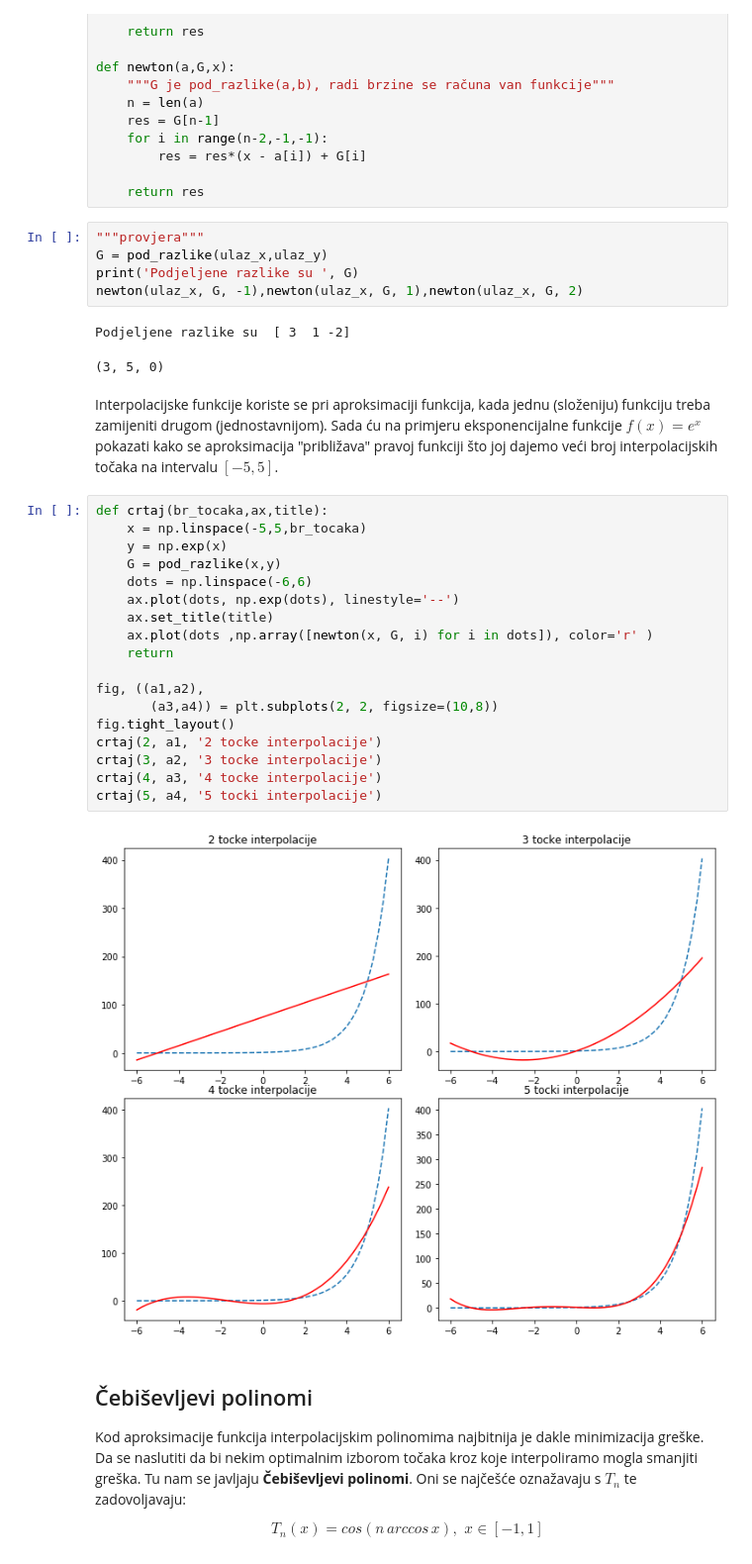
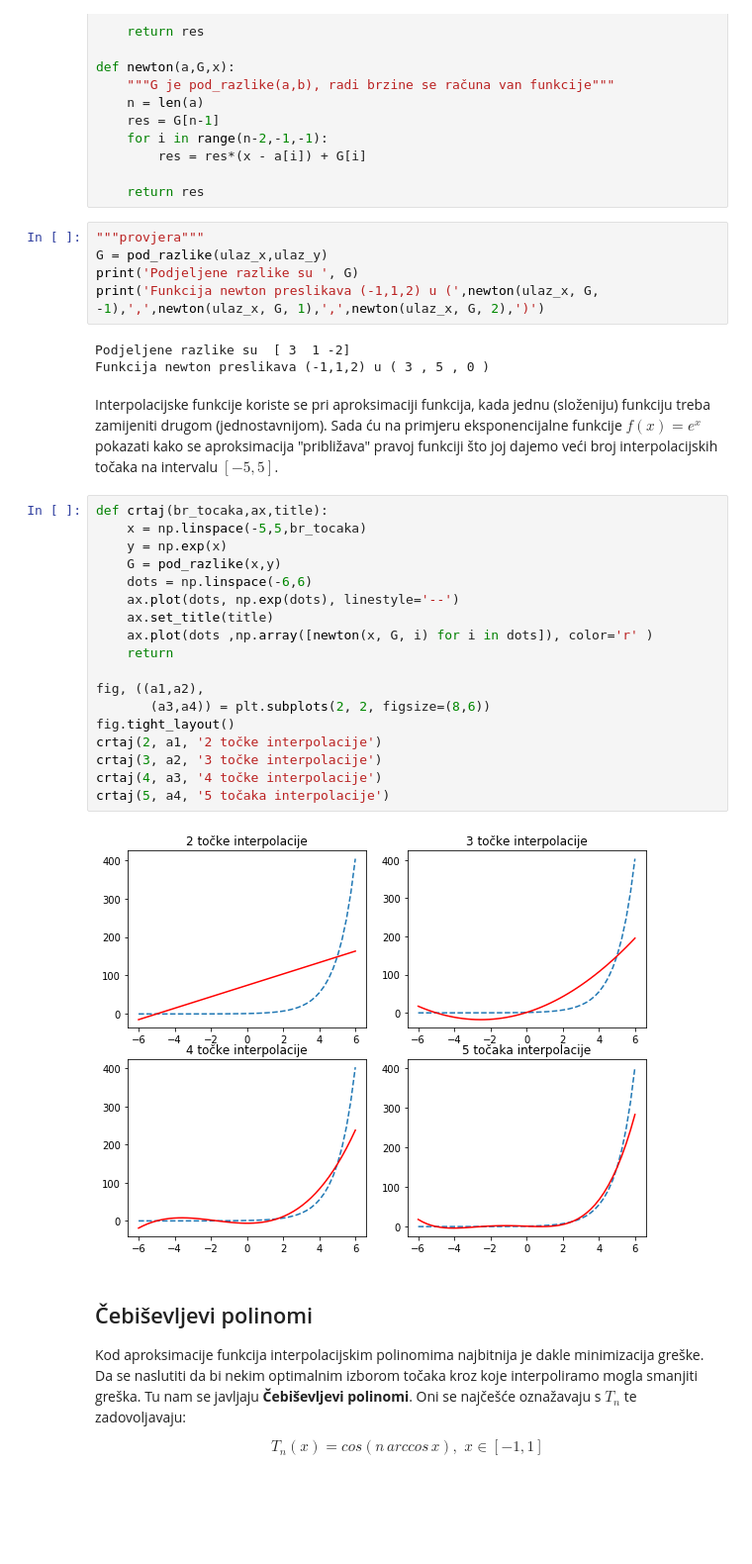
Before and after one commit to simbato/ms_zadaca, a Jupyter notebook: Zadaca - esej.ipynb, the cells around one changed output. Shown at 99% size. Cells and saved outputs as stored; diff of their text form; blank space fills up the shorter version.

```diff
--- a/Zadaca - esej.ipynb
+++ b/Zadaca - esej.ipynb
@@ -160,32 +169,32 @@ def newton(a,G,x):
 """provjera"""
 G = pod_razlike(ulaz_x,ulaz_y)
 print('Podjeljene razlike su ', G)
-newton(ulaz_x, G, -1),newton(ulaz_x, G, 1),newton(ulaz_x, G, 2)
+print('Funkcija newton preslikava (-1,1,2) u (',newton(ulaz_x, G, -1),',',newton(ulaz_x, G, 1),',',newton(ulaz_x, G, 2),')')
 # %% [output]
 Podjeljene razlike su  [ 3  1 -2]
+Funkcija newton preslikava (-1,1,2) u ( 3 , 5 , 0 )
-(3, 5, 0)
 # %% [markdown]
 Interpolacijske funkcije koriste se pri aproksimaciji funkcija, kada jednu (složeniju) funkciju treba zamijeniti drugom (jednostavnijom). Sada ću na primjeru eksponencijalne funkcije $f(x) = e^x$ pokazati kako se aproksimacija "približava" pravoj funkciji što joj dajemo veći broj interpolacijskih točaka na intervalu $[-5,5]$.
 # %%
 def crtaj(br_tocaka,ax,title):
     x = np.linspace(-5,5,br_tocaka)
     y = np.exp(x)
     G = pod_razlike(x,y)
     dots = np.linspace(-6,6)
     ax.plot(dots, np.exp(dots), linestyle='--')
     ax.set_title(title)
     ax.plot(dots ,np.array([newton(x, G, i) for i in dots]), color='r' )
     return
 
 fig, ((a1,a2),
-       (a3,a4)) = plt.subplots(2, 2, figsize=(10,8))
+       (a3,a4)) = plt.subplots(2, 2, figsize=(8,6))
 fig.tight_layout()
-crtaj(2, a1, '2 tocke interpolacije')
-crtaj(3, a2, '3 tocke interpolacije')
-crtaj(4, a3, '4 tocke interpolacije')
-crtaj(5, a4, '5 tocki interpolacije')
+crtaj(2, a1, '2 točke interpolacije')
+crtaj(3, a2, '3 točke interpolacije')
+crtaj(4, a3, '4 točke interpolacije')
+crtaj(5, a4, '5 točaka interpolacije')
 # %% [output]
-[figure, old version]
+[figure, new version]
 # %% [markdown]
 ## Čebiševljevi polinomi
 
```
Also changed, not shown: parts of 23 cells of this notebook.
